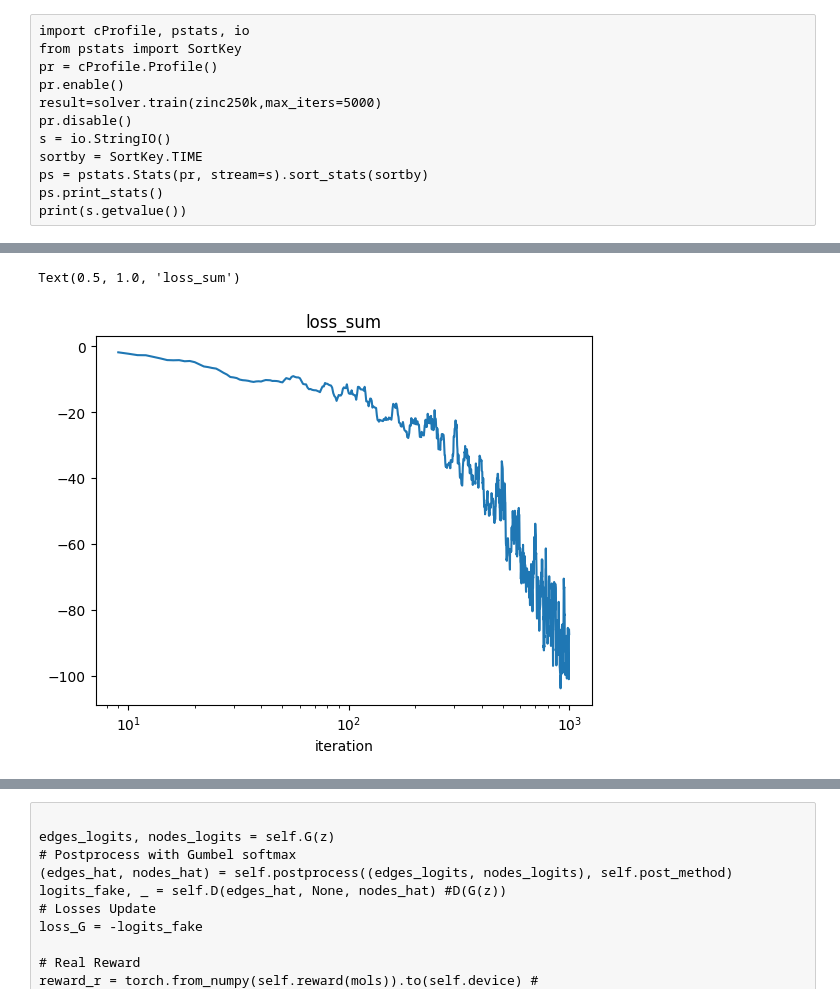
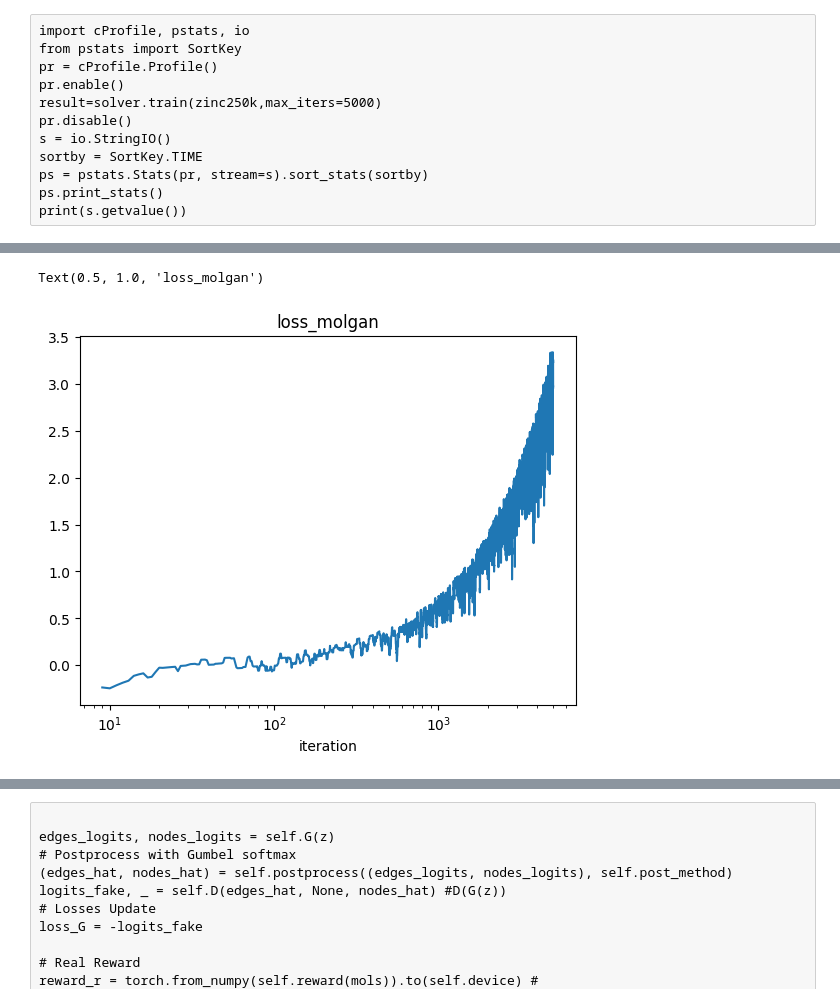
Before and after one commit to UmarZein/MolGAN_Impl, a Jupyter notebook: main.ipynb, the cells around one changed output, grey strips where cells are left out. Drawn from its saved outputs; the diff is of its cells as text; code cells hidden in the pictures.

```diff
--- a/main.ipynb
+++ b/main.ipynb
@@ -126,7 +137,7 @@ def gradient_penalty(y, x):
                                only_inputs=True)[0]
     #print('dydx',dydx.sum().detach().item())
     dydx = dydx.view(dydx.size(0), -1)
-    dydx_l2norm = dydx.norm(dim=1)
+    dydx_l2norm = torch.linalg.norm(dydx, dim=1, ord=2)
     res = ((dydx_l2norm - 1) ** 2).mean()
     #print('res',res.detach().item())
     return res
@@ -282,7 +304,7 @@ G=reload(G)
 R=reload(R)
 # %%
 Z_DIM=32
-g = G.Generator(Z_DIM, [128, 256, 512], [], [], 9)
+g = G.Generator(Z_DIM, [128, 256, 512], [256], [256], 9)
 #input_dim, rgcn_dims, i_dims, j_dims, final_mlp_dims
 d = D.Discriminator([128, 64], [128], [128], [128, 64])
 r = R.Rewarder([128, 64], [128], [128], [128, 64])
@@ -292,4 +314,4 @@ r = R.Rewarder([128, 64], [128], [128], [128, 64])
 #d = D.Discriminator([128, 256, 128, 128, 64], [128, 64], [128, 64], [128, 64])
 #r = R.Rewarder([128, 256, 128, 128, 64], [128, 64], [128, 64], [128, 64])
 # %%
-solver = Solver(g,d,r,Z_DIM,lr=1e-3)
+solver = Solver(g,d,r,Z_DIM,generator_steps=3,lr=1e-3)
@@ -296,2 +354,2 @@ solver = Solver(g,d,r,Z_DIM,lr=1e-3)
 # %%
-result=solver.train(zinc250k,max_iters=1000)
+result=solver.train(gdb9,max_iters=10_000)
@@ -331,12 +410,12 @@ Text(0.5, 0, 'iteration')
 # %%
-ax=result_df['loss_sum'].rolling(window=10).mean().plot()
+ax=result_df['loss_molgan'].rolling(window=10).mean().plot()
 ax.set_xscale('log')
 #ax.set_ylim((-10,10))
 ax.set_xlabel("iteration")
-ax.set_title("loss_sum")
+ax.set_title("loss_molgan")
 # %% [output]
-Text(0.5, 1.0, 'loss_sum')
+Text(0.5, 1.0, 'loss_molgan')
-[figure, old version]
+[figure, new version]
 # %%
 ax=result_df[['loss_D','loss_molgan']].rolling(window=10).mean().plot()
 ax.set_xscale('log')
```
Also changed, not shown: parts of 28 cells of this notebook, 5 other files.
